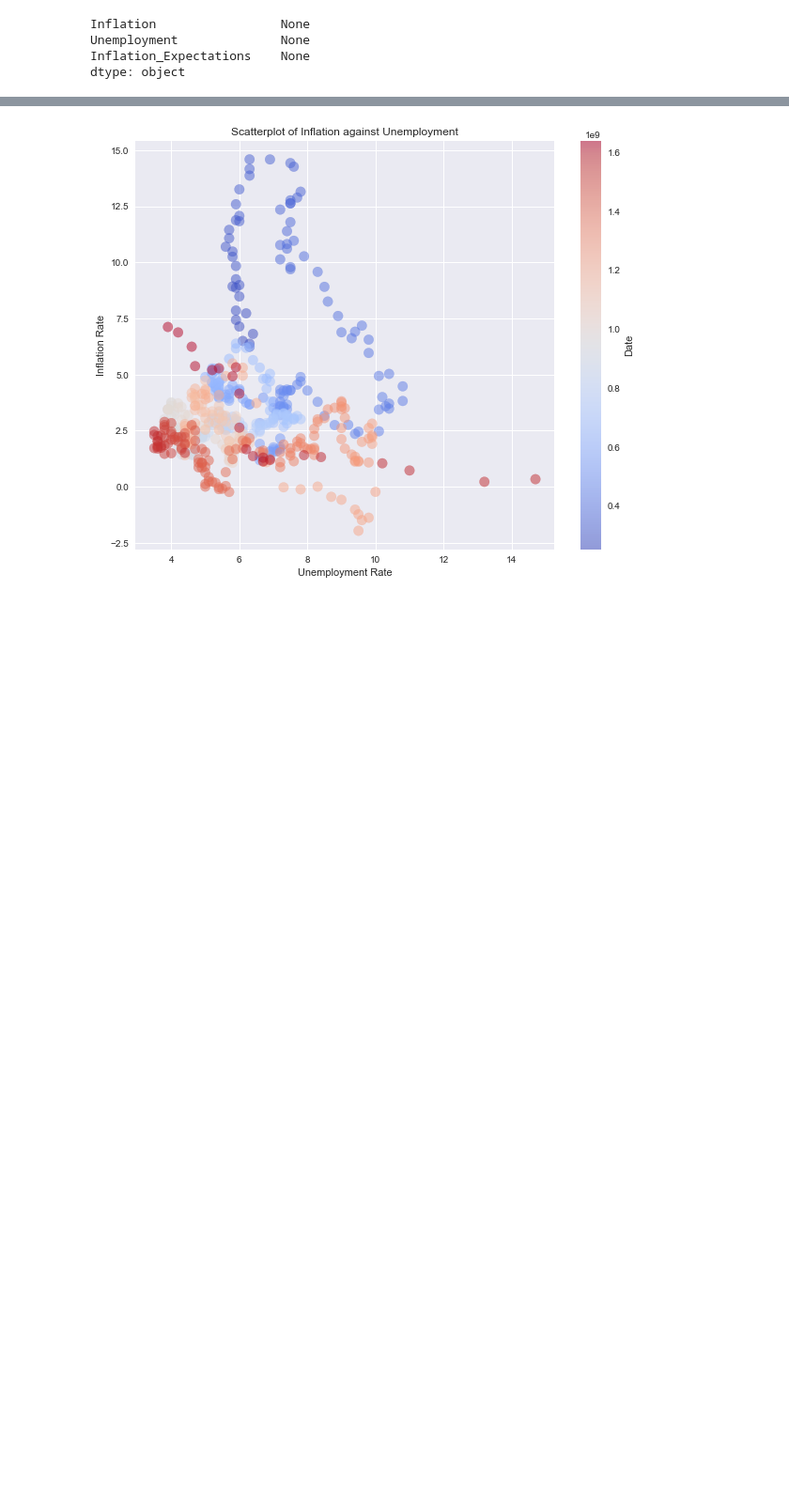
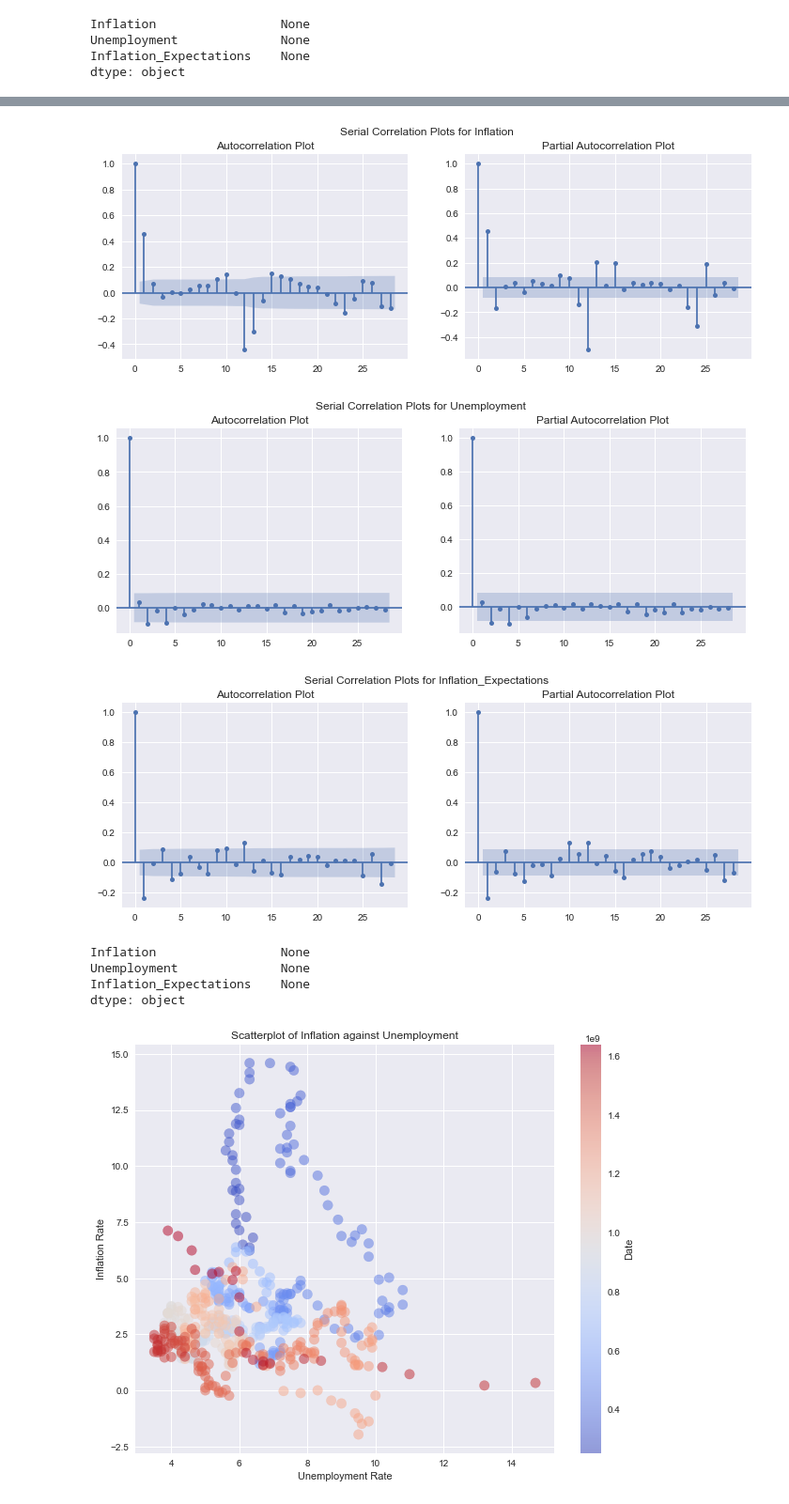
Before and after one commit to samaypanwar/HE3023-Project, a Jupyter notebook: eda_notebook.ipynb, the cells around one changed output, grey strips where cells are left out. Shown at 94% size. Drawn from its saved outputs; the diff is of its cells as text; code cells hidden in the pictures; blank space fills up the shorter version.

```diff
--- a/eda_notebook.ipynb
+++ b/eda_notebook.ipynb
@@ -143,3 +165,13 @@ dtype: object
+# %%
+data.diff().dropna().apply(acf_pacf)
+# %% [output]
+[figure, added]
+[figure, added]
+[figure, added]
+Inflation                 None
+Unemployment              None
+Inflation_Expectations    None
+dtype: object
 # %%
 def plot_philips(data):
 
```
Also changed, not shown: parts of 13 cells of this notebook.
